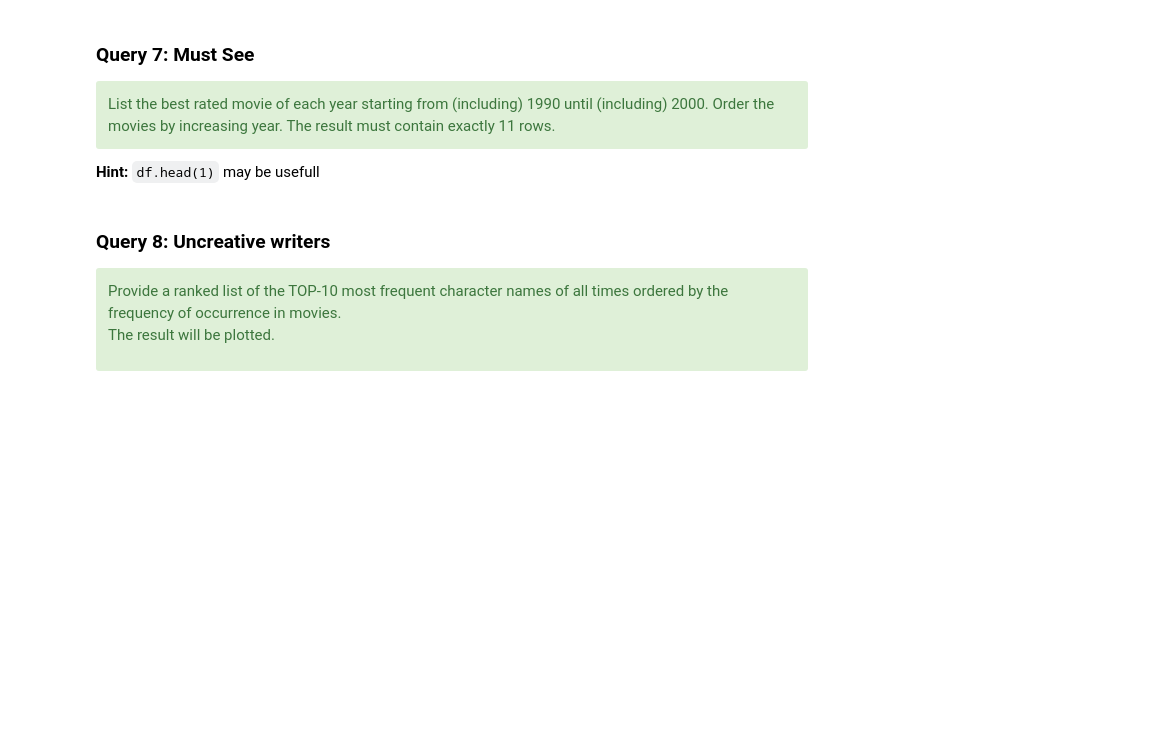
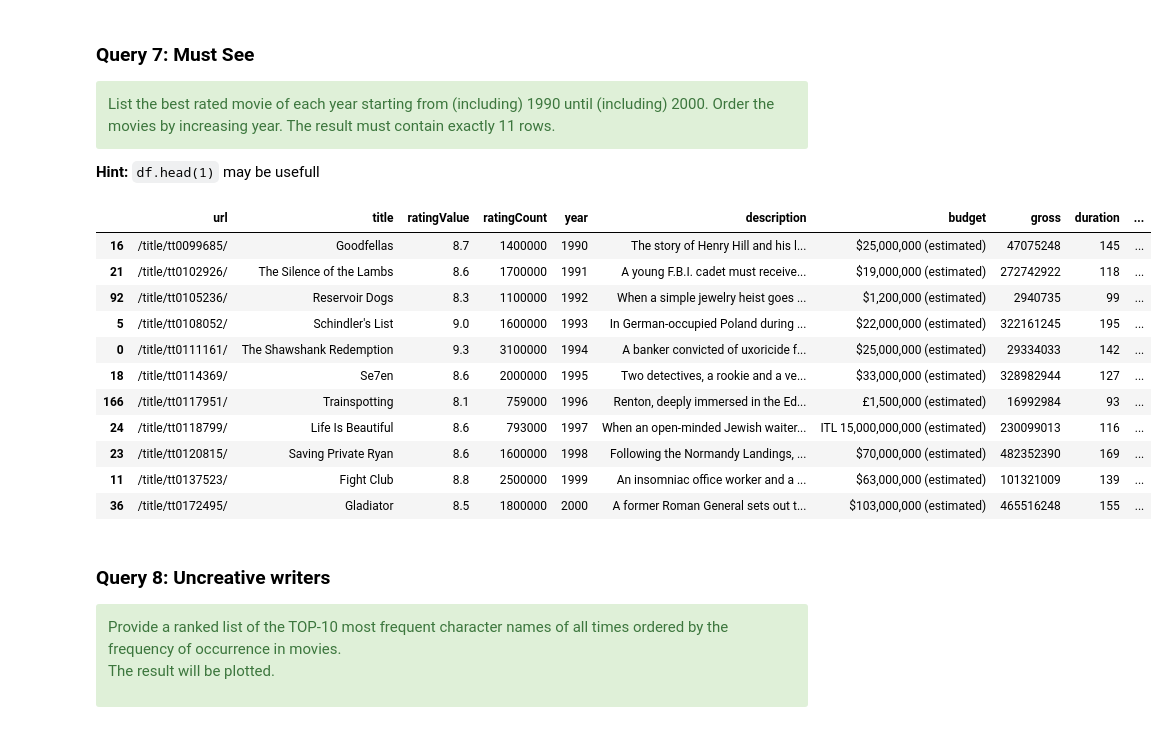
Before and after one commit to Marionese/python_ds_excercises, a Jupyter notebook: primer_exercise1/primer_part2_imdb_eda.ipynb, the cells around one changed output. Cells and saved outputs as stored; diff of their text form; code cells hidden in the pictures; blank space fills up the shorter version.

```diff
--- a/primer_exercise1/primer_part2_imdb_eda.ipynb
+++ b/primer_exercise1/primer_part2_imdb_eda.ipynb
@@ -399,14 +408,28 @@ List the best rated movie of each year starting from (including) 1990 until (inc
 # %%
 result = None
 
 # ADD YOUR CODE HERE
-
-
+result = movies[(movies["year"] >= 1990) & (movies["year"] <= 2000)] #filter all movies between 1990 and 200
+result = result.sort_values(["year","ratingValue"],ascending=[True,False])# sort them by year ascending and ratin
+result = result.groupby(by="year").head(1)
 # DO NOT CHANGE FROM HERE
 
 
 
 result
+# %% [output]
+|  | url | title | ratingValue | ratingCount | year | description | budget | gross | duration | ... |
+| 16 | /title/tt0099685/ | Goodfellas | 8.7 | 1400000 | 1990 | The story of Henry Hill and his l... | $25,000,000 (estimated) | 47075248 | 145 | ... |
+| 21 | /title/tt0102926/ | The Silence of the Lambs | 8.6 | 1700000 | 1991 | A young F.B.I. cadet must receive... | $19,000,000 (estimated) | 272742922 | 118 | ... |
+| 92 | /title/tt0105236/ | Reservoir Dogs | 8.3 | 1100000 | 1992 | When a simple jewelry heist goes ... | $1,200,000 (estimated) | 2940735 | 99 | ... |
+| 5 | /title/tt0108052/ | Schindler's List | 9.0 | 1600000 | 1993 | In German-occupied Poland during ... | $22,000,000 (estimated) | 322161245 | 195 | ... |
+| 0 | /title/tt0111161/ | The Shawshank Redemption | 9.3 | 3100000 | 1994 | A banker convicted of uxoricide f... | $25,000,000 (estimated) | 29334033 | 142 | ... |
+| 18 | /title/tt0114369/ | Se7en | 8.6 | 2000000 | 1995 | Two detectives, a rookie and a ve... | $33,000,000 (estimated) | 328982944 | 127 | ... |
+| 166 | /title/tt0117951/ | Trainspotting | 8.1 | 759000 | 1996 | Renton, deeply immersed in the Ed... | £1,500,000 (estimated) | 16992984 | 93 | ... |
+| 24 | /title/tt0118799/ | Life Is Beautiful | 8.6 | 793000 | 1997 | When an open-minded Jewish waiter... | ITL 15,000,000,000 (estimated) | 230099013 | 116 | ... |
+| 23 | /title/tt0120815/ | Saving Private Ryan | 8.6 | 1600000 | 1998 | Following the Normandy Landings, ... | $70,000,000 (estimated) | 482352390 | 169 | ... |
+| 11 | /title/tt0137523/ | Fight Club | 8.8 | 2500000 | 1999 | An insomniac office worker and a ... | $63,000,000 (estimated) | 101321009 | 139 | ... |
+| 36 | /title/tt0172495/ | Gladiator | 8.5 | 1800000 | 2000 | A former Roman General sets out t... | $103,000,000 (estimated) | 465516248 | 155 | ... |
 # %% [markdown]
 
 ### Query 8: Uncreative writers
```
Also changed, not shown: parts of 4 cells of this notebook.
